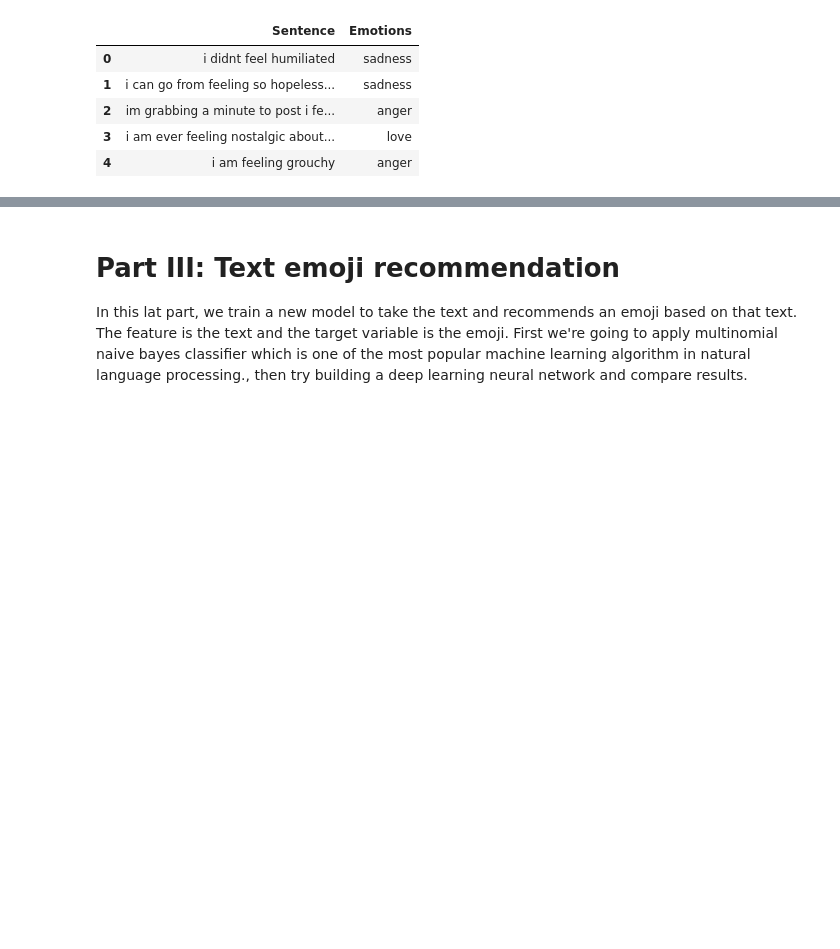
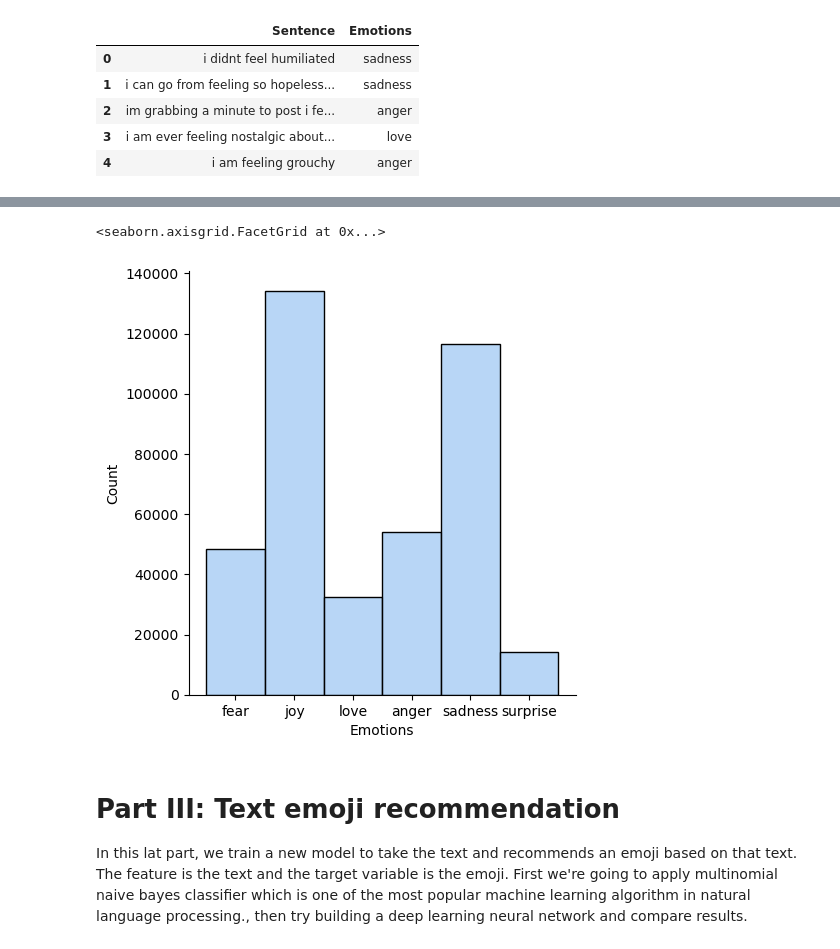
Before and after one commit to Jainlo/context-based-emoji-suggestion, a Jupyter notebook: src/model-build-2.ipynb, the cells around one changed output, grey strips where cells are left out. Cells and saved outputs as stored; diff of their text form; code cells hidden in the pictures; blank space fills up the shorter version.

```diff
--- a/src/model-build-2.ipynb
+++ b/src/model-build-2.ipynb
@@ -466,4 +496,11 @@ surprise     572
 Name: Emotions, dtype: int64
+# %%
+import seaborn as sns
+sns.set_palette("pastel")
+sns.displot(emotion_emoji_merged, x="Emotions")
+# %% [output]
+<seaborn.axisgrid.FacetGrid at 0x...>
+[figure, added]
 # %%
 # save the dataset as csv
 emotion_emoji_merged.to_csv('../../../Desktop/capstone-data/emoji_emotion_merged.csv', index=False)
```
Also changed, not shown: parts of 22 cells of this notebook.
